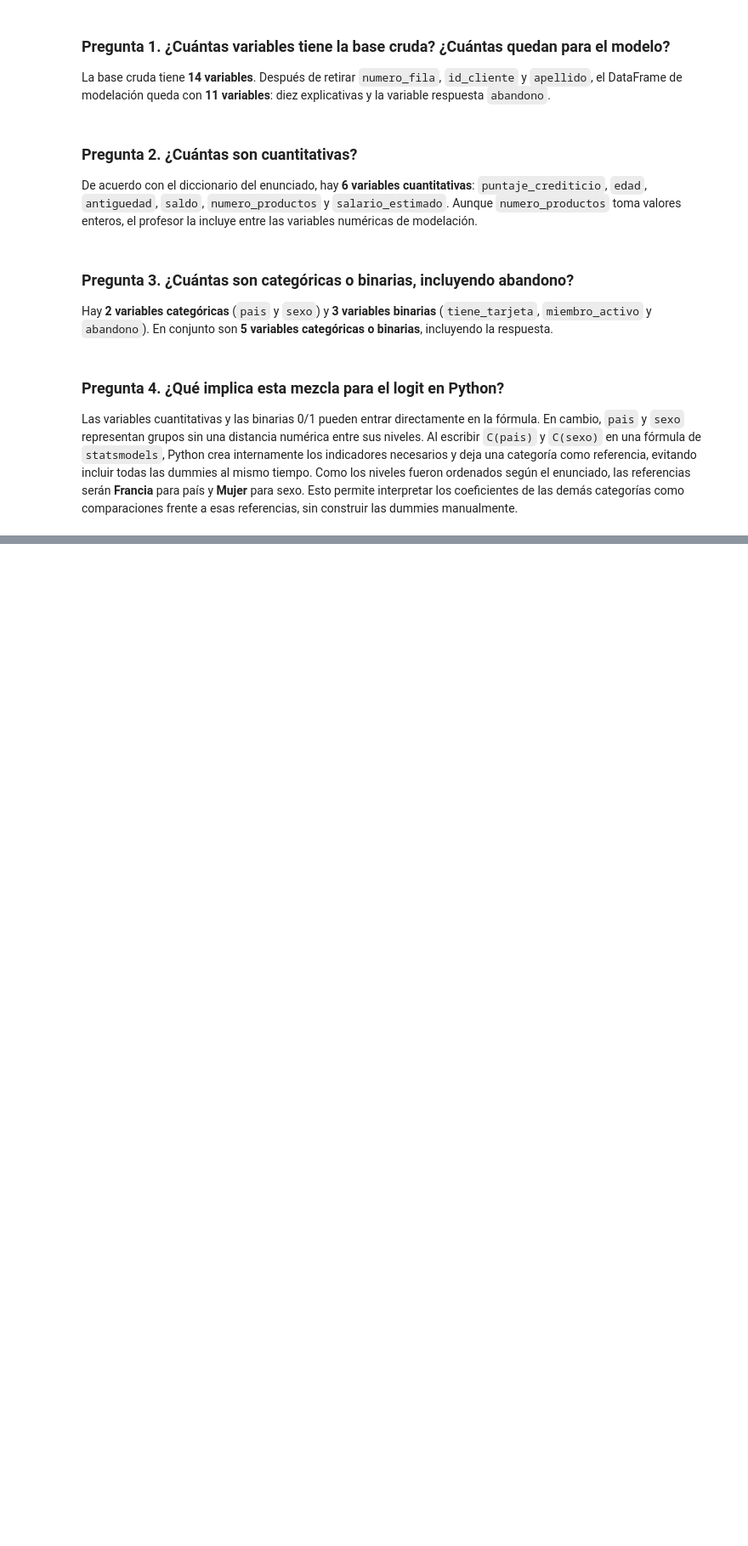
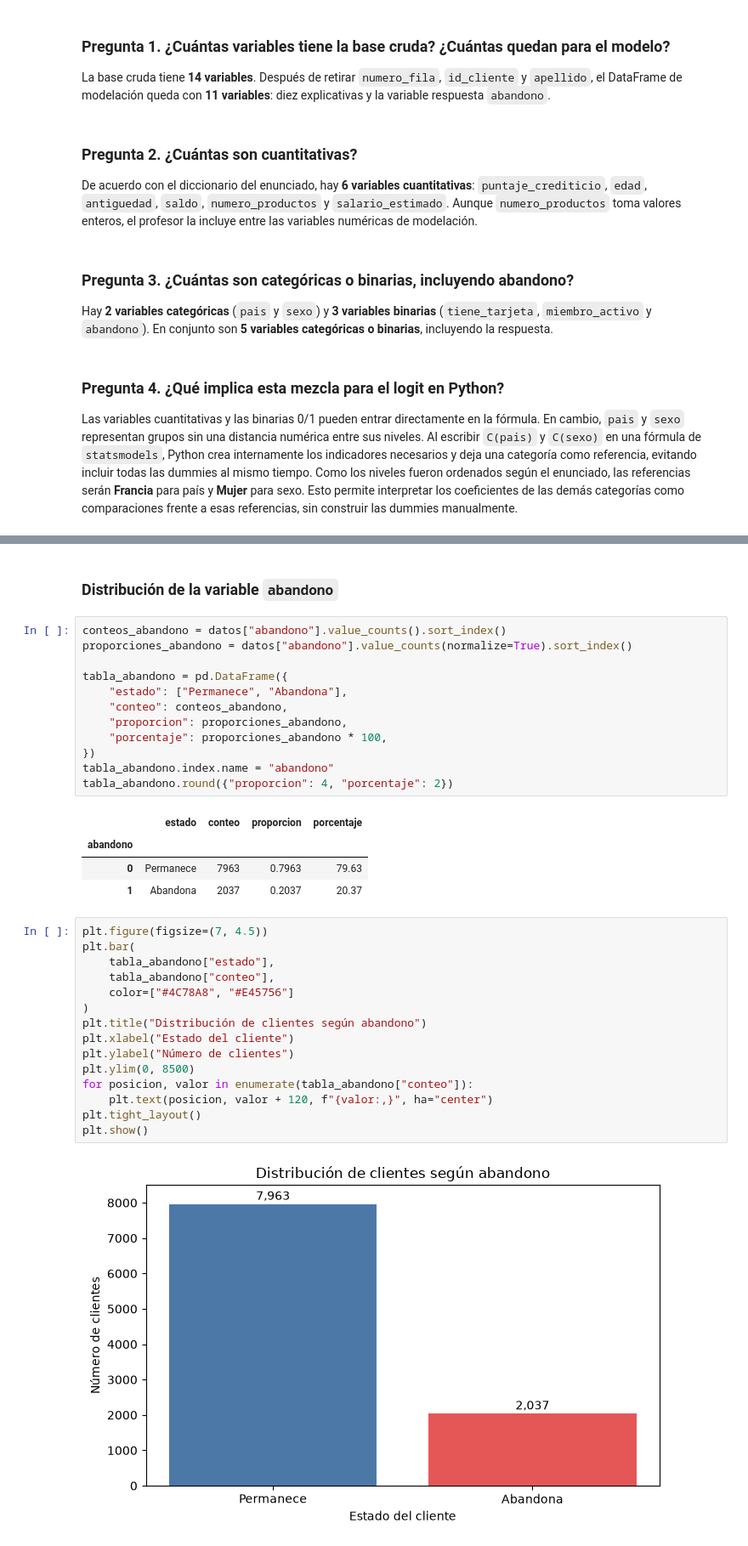
Before and after one commit to martinfgaleano-crypto/Taller_Regresion_Logistica, a Jupyter notebook: Taller_Abandono_Producto_Financiero.ipynb, the cells around one changed output, grey strips where cells are left out. Shown at 85% size. Drawn from its saved outputs; the diff is of its cells as text; blank space fills up the shorter version.

```diff
--- a/Taller_Abandono_Producto_Financiero.ipynb
+++ b/Taller_Abandono_Producto_Financiero.ipynb
@@ -186,0 +189,36 @@ Las variables cuantitativas y las binarias 0/1 pueden entrar directamente en la
+# %% [markdown]
+### Distribución de la variable `abandono`
+# %%
+conteos_abandono = datos["abandono"].value_counts().sort_index()
+proporciones_abandono = datos["abandono"].value_counts(normalize=True).sort_index()
+
+tabla_abandono = pd.DataFrame({
+    "estado": ["Permanece", "Abandona"],
+    "conteo": conteos_abandono,
+    "proporcion": proporciones_abandono,
+    "porcentaje": proporciones_abandono * 100,
+})
+tabla_abandono.index.name = "abandono"
+tabla_abandono.round({"proporcion": 4, "porcentaje": 2})
+# %% [output]
+|  | estado | conteo | proporcion | porcentaje |
+| abandono |  |  |  |  |
+| 0 | Permanece | 7963 | 0.7963 | 79.63 |
+| 1 | Abandona | 2037 | 0.2037 | 20.37 |
+# %%
+plt.figure(figsize=(7, 4.5))
+plt.bar(
+    tabla_abandono["estado"],
+    tabla_abandono["conteo"],
+    color=["#4C78A8", "#E45756"]
+)
+plt.title("Distribución de clientes según abandono")
+plt.xlabel("Estado del cliente")
+plt.ylabel("Número de clientes")
+plt.ylim(0, 8500)
+for posicion, valor in enumerate(tabla_abandono["conteo"]):
+    plt.text(posicion, valor + 120, f"{valor:,}", ha="center")
+plt.tight_layout()
+plt.show()
+# %% [output]
+[figure, added]
```
Also changed, not shown: parts of 8 cells of this notebook.
